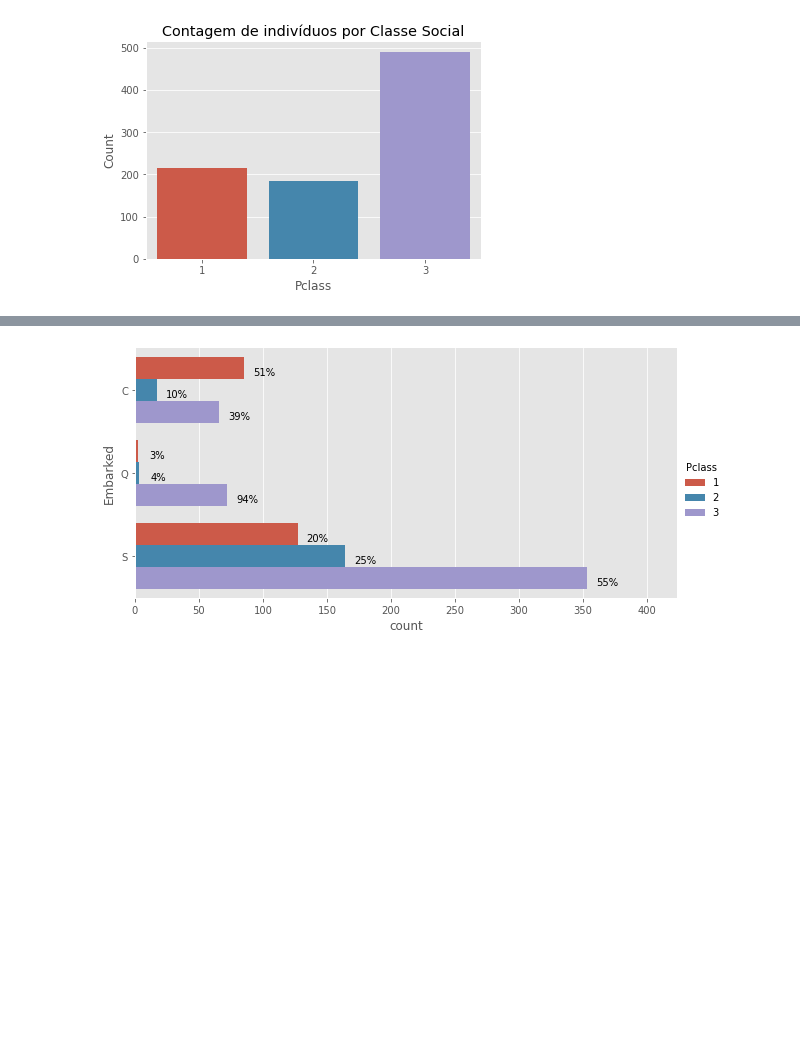
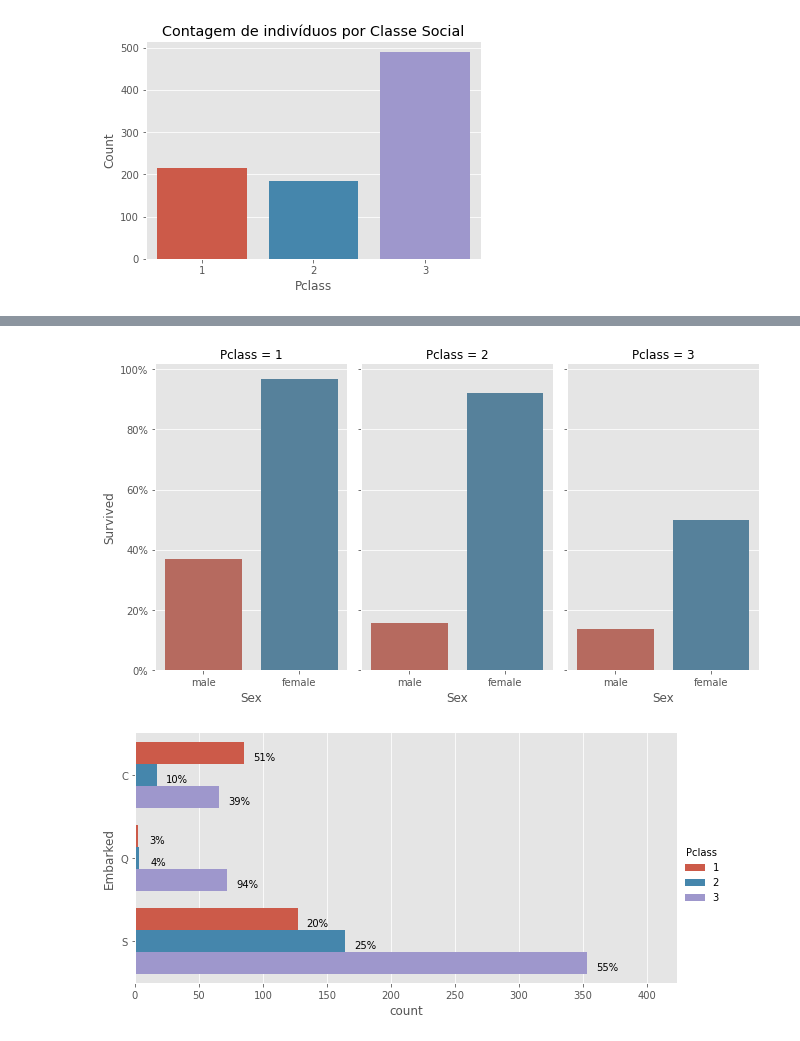
Before and after one commit to rafabenevente/AM_1, a Jupyter notebook: AM_1_Titanic_Predição_dos_sobreviventes.ipynb, the cells around one changed output, grey strips where cells are left out. Saved outputs shown, nothing was run; the diff lists cells and outputs as text; code cells hidden in the pictures; blank space fills up the shorter version.

```diff
--- a/AM_1_Titanic_Predição_dos_sobreviventes.ipynb
+++ b/AM_1_Titanic_Predição_dos_sobreviventes.ipynb
@@ -213,3 +219,16 @@ Text(0.5, 0, 'Pclass')
+# %%
+# Percentual de sobreviventes por sexo e classe social
+#Fonte: https://stackoverflow.com/questions/52512790/python-seaborn-catplot-how-do-i-change-the-y-axis-scale-to-percentage
+g = sns.catplot(x="Sex", y="Survived", col="Pclass",
+                 data=train, saturation=.5,
+                 kind="bar", ci=None, aspect=.6)
+
+for ax in g.axes.flat:
+    ax.yaxis.set_major_formatter(PercentFormatter(1))
+
+plt.show()
+# %% [output]
+[figure, added]
 # %%
 # Visualização de Classe Social por Porto de Embarcação
 barPlotPercent(train, 'Embarked', 'Pclass')
```
Also changed, not shown: parts of 20 cells of this notebook.
